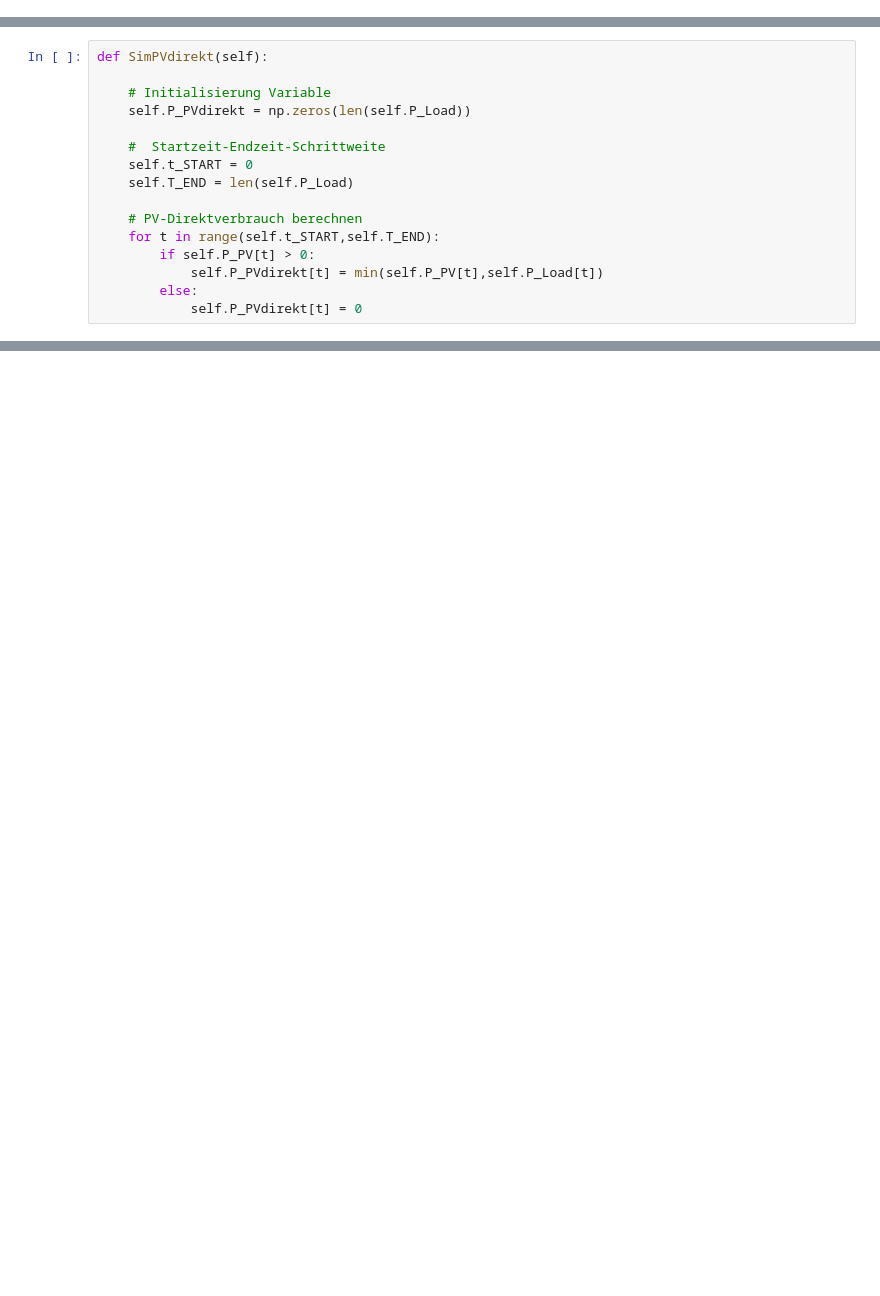
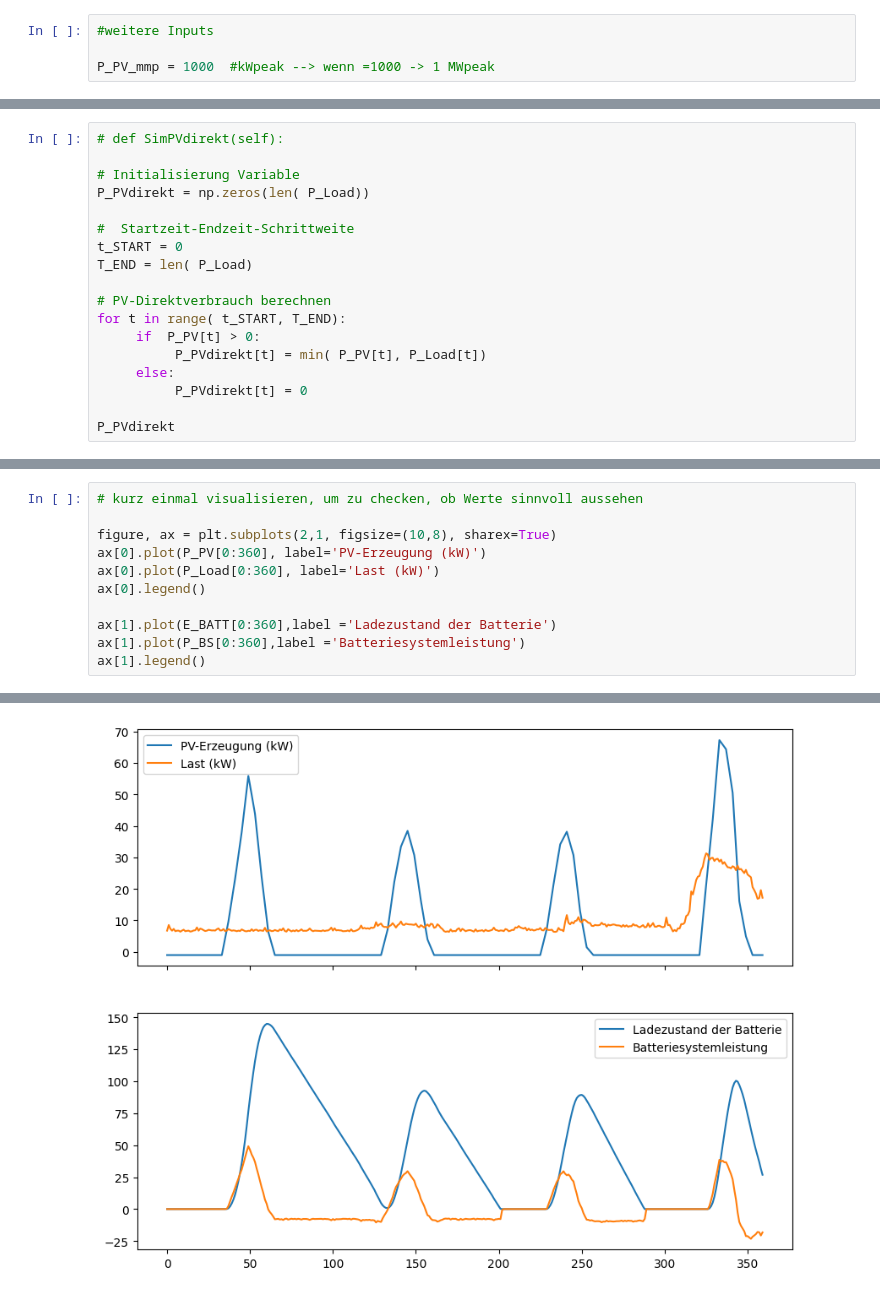
Before and after one commit to CasGross/work_things_at_Kraftwerk, a Jupyter notebook: PV-Batt_V3_schierbruch.ipynb, the cells around one changed output, grey strips where cells are left out. Drawn from its saved outputs; the diff is of its cells as text; blank space fills up the shorter version.

```diff
--- a/PV-Batt_V3_schierbruch.ipynb
+++ b/PV-Batt_V3_schierbruch.ipynb
@@ -9,5 +9,9 @@ import matplotlib.pyplot as plt
 from tkinter import messagebox
 import threading
 import os
+# %%
+#weitere Inputs
+
+P_PV_mmp = 1000  #kWpeak --> wenn =1000 -> 1 MWpeak
 # %%
 #excel datei importieren
@@ -51,16 +52,18 @@ def EVO_Read_Input_from_ExcelFile(self):
 # %%
-def SimPVdirekt(self):
+# def SimPVdirekt(self):
 
-    # Initialisierung Variable
-    self.P_PVdirekt = np.zeros(len(self.P_Load))
+# Initialisierung Variable
+P_PVdirekt = np.zeros(len( P_Load))
 
-    #  Startzeit-Endzeit-Schrittweite
-    self.t_START = 0
-    self.T_END = len(self.P_Load)
+#  Startzeit-Endzeit-Schrittweite
+t_START = 0
+T_END = len( P_Load)
 
-    # PV-Direktverbrauch berechnen
-    for t in range(self.t_START,self.T_END):
-        if self.P_PV[t] > 0:
-            self.P_PVdirekt[t] = min(self.P_PV[t],self.P_Load[t])
-        else:
-            self.P_PVdirekt[t] = 0
+# PV-Direktverbrauch berechnen
+for t in range( t_START, T_END):
+     if  P_PV[t] > 0:
+          P_PVdirekt[t] = min( P_PV[t], P_Load[t])
+     else:
+          P_PVdirekt[t] = 0
+
+P_PVdirekt
@@ -107,0 +131,12 @@ def SimBatEVO(self):
+# %%
+# kurz einmal visualisieren, um zu checken, ob Werte sinnvoll aussehen
+
+figure, ax = plt.subplots(2,1, figsize=(10,8), sharex=True)
+ax[0].plot(P_PV[0:360], label='PV-Erzeugung (kW)')
+ax[0].plot(P_Load[0:360], label='Last (kW)')
+ax[0].legend()
+
+ax[1].plot(E_BATT[0:360],label ='Ladezustand der Batterie')
+ax[1].plot(P_BS[0:360],label ='Batteriesystemleistung')
+ax[1].legend()
+# %% [output]
@@ -108,2 +144,3 @@ def SimBatEVO(self):
+[figure, added]
 # %%
 def SaveSimBat(self):
```
Also changed, not shown: parts of 9 cells of this notebook.
